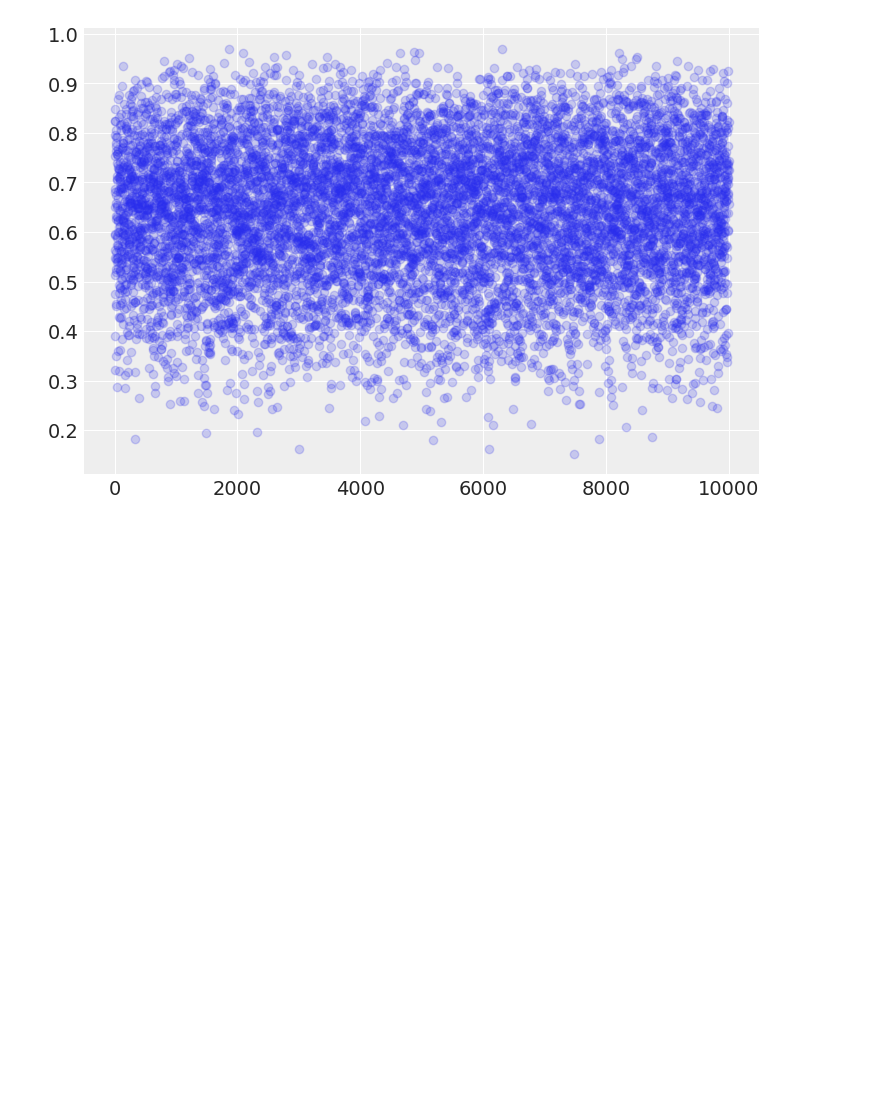
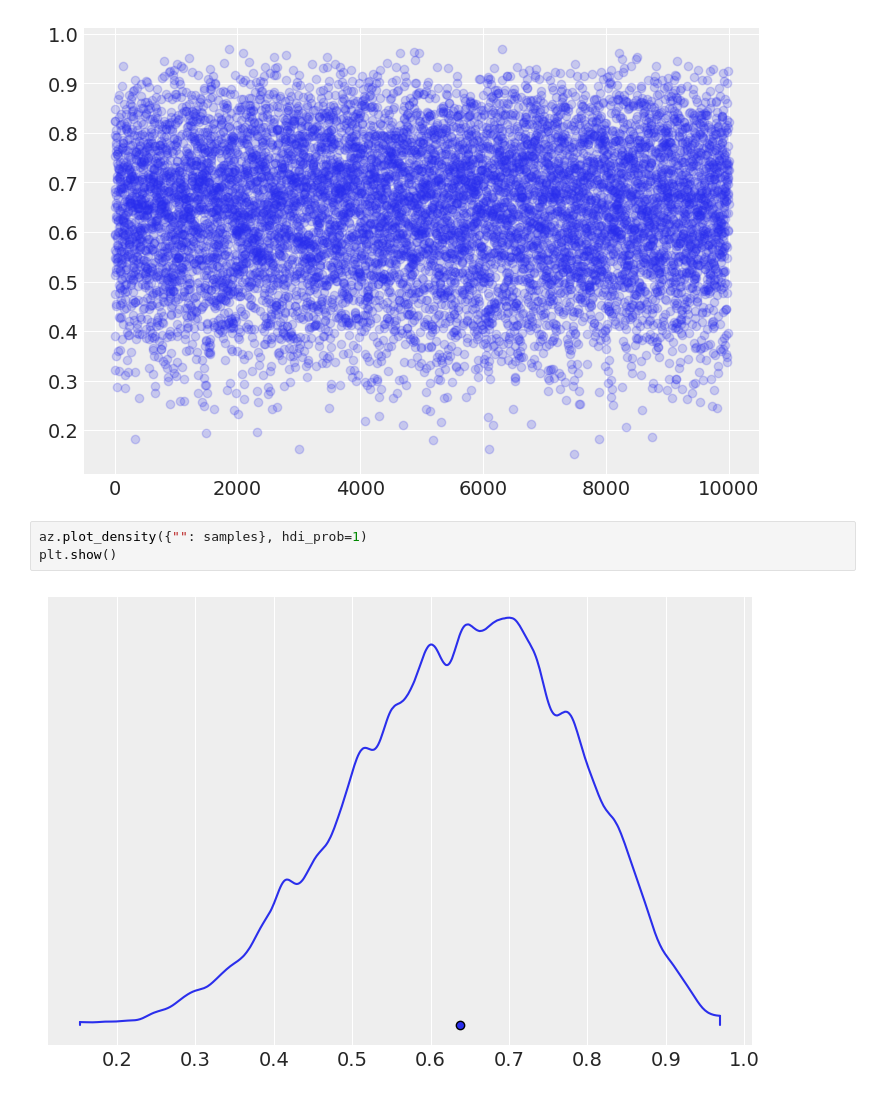
Before and after one commit to flyinacres/rethinking, a Jupyter notebook: rethinking1.ipynb, the cells around one changed output. Cells and saved outputs as stored; diff of their text form; blank space fills up the shorter version.

```diff
--- a/rethinking1.ipynb
+++ b/rethinking1.ipynb
@@ -190,3 +190,8 @@ plt.scatter(range(len(samples)), samples, alpha=0.2)
 plt.show()
 # %% [output]
 [figure]
+# %%
+az.plot_density({"": samples}, hdi_prob=1)
+plt.show()
+# %% [output]
+[figure, added]
```
